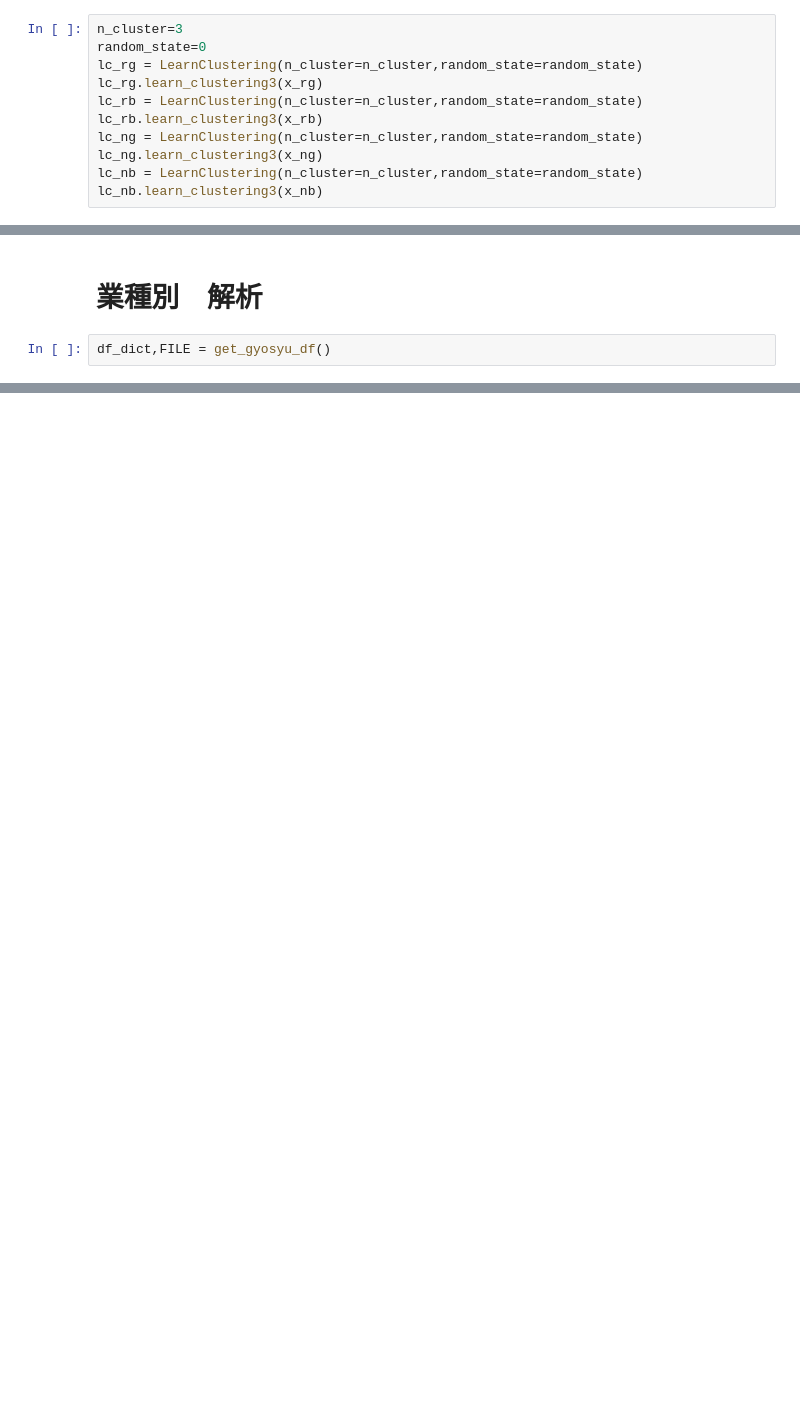
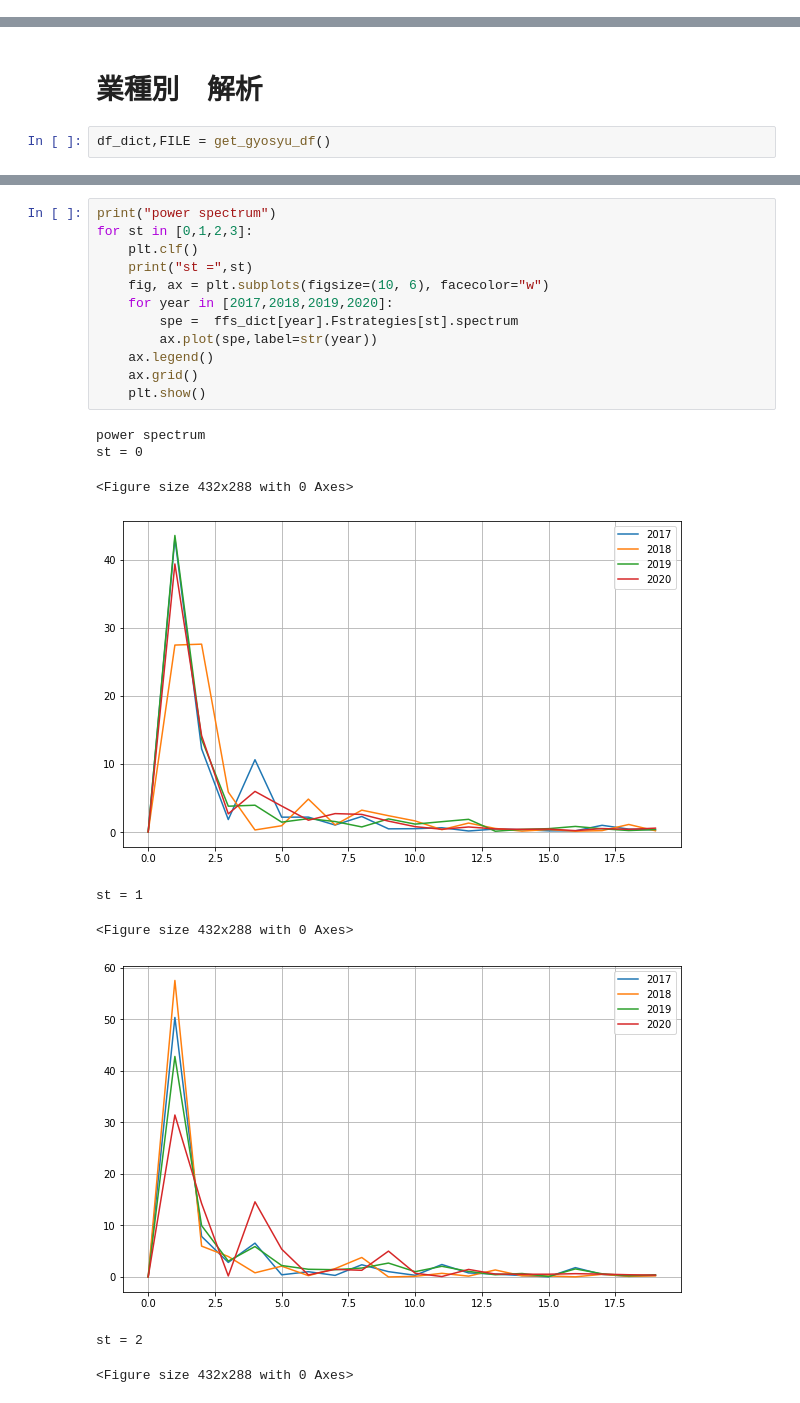
Before and after one commit to yodarjeering/New_XGB, a Jupyter notebook: ResearchFeature.ipynb, the cells around one changed output, grey strips where cells are left out. Saved outputs shown, nothing was run; the diff lists cells and outputs as text; blank space fills up the shorter version.

```diff
--- a/ResearchFeature.ipynb
+++ b/ResearchFeature.ipynb
@@ -171,11 +77,0 @@ array([[<AxesSubplot:title={'center':'profit'}>]], dtype=object)
-# %%
-n_cluster=3
-random_state=0
-lc_rg = LearnClustering(n_cluster=n_cluster,random_state=random_state)
-lc_rg.learn_clustering3(x_rg)
-lc_rb = LearnClustering(n_cluster=n_cluster,random_state=random_state)
-lc_rb.learn_clustering3(x_rb)
-lc_ng = LearnClustering(n_cluster=n_cluster,random_state=random_state)
-lc_ng.learn_clustering3(x_ng)
-lc_nb = LearnClustering(n_cluster=n_cluster,random_state=random_state)
-lc_nb.learn_clustering3(x_nb)
@@ -354,0 +568,22 @@ JOUHOU_TSUUSIN
+# %%
+print("power spectrum")
+for st in [0,1,2,3]:
+    plt.clf()
+    print("st =",st)
+    fig, ax = plt.subplots(figsize=(10, 6), facecolor="w")
+    for year in [2017,2018,2019,2020]:
+        spe =  ffs_dict[year].Fstrategies[st].spectrum
+        ax.plot(spe,label=str(year))
+    ax.legend()
+    ax.grid()
+    plt.show()
+# %% [output]
+power spectrum
+st = 0
+<Figure size 432x288 with 0 Axes>
+[figure, added]
+st = 1
+<Figure size 432x288 with 0 Axes>
+[figure, added]
+st = 2
+<Figure size 432x288 with 0 Axes>
```
Also changed, not shown: parts of 49 cells of this notebook.
